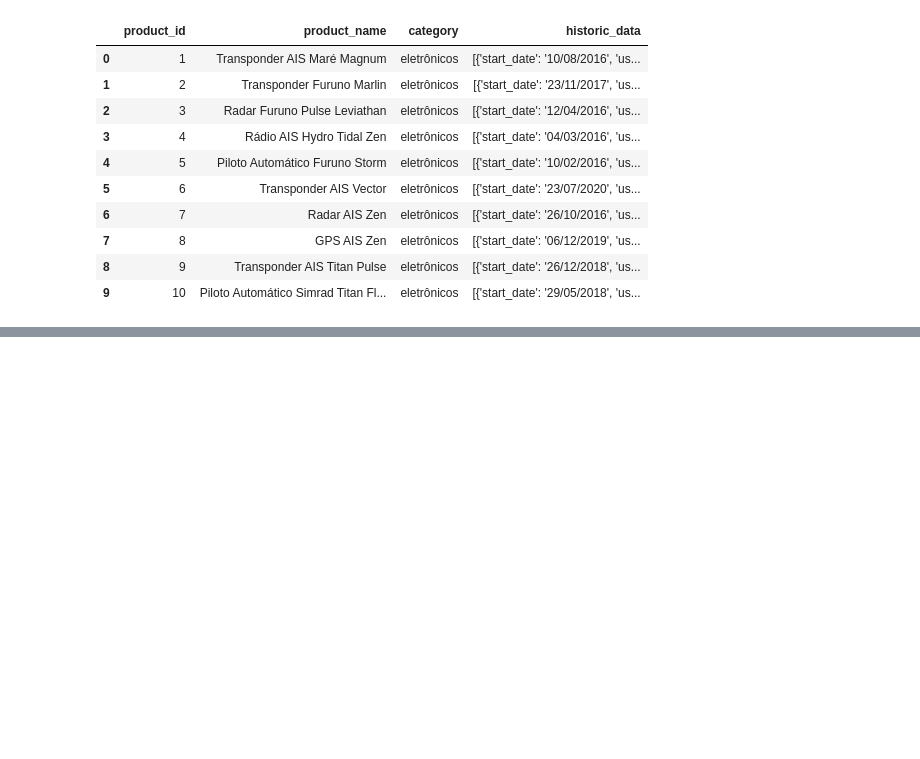
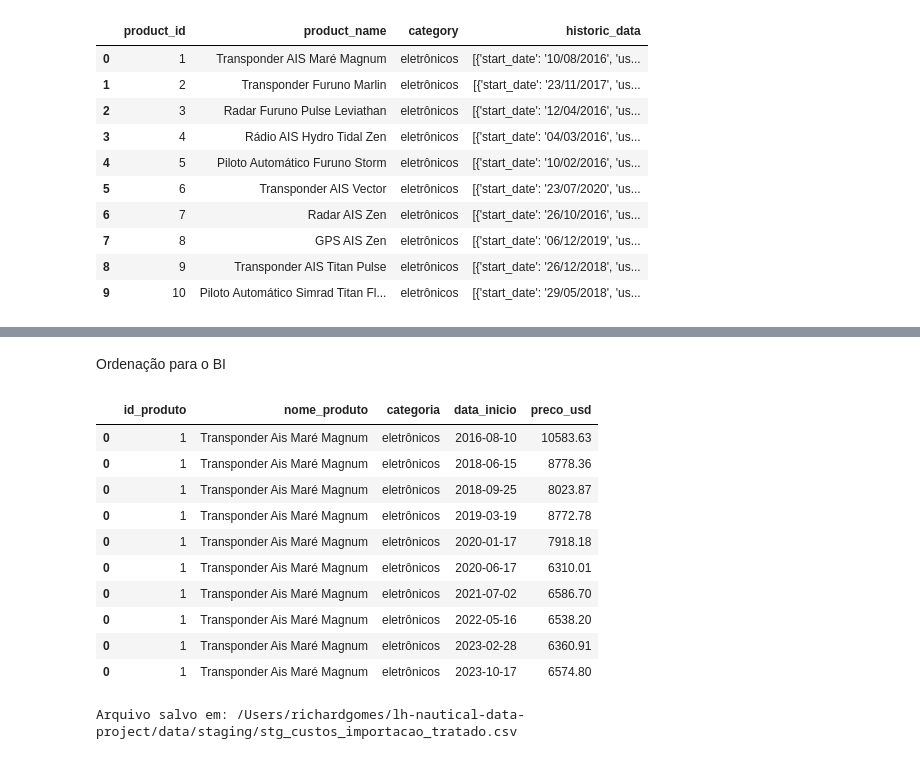
Before and after one commit to RichardGomesData/lh-nautical-data-project, a Jupyter notebook: notebooks/eda_and_cleaning_custos_importacao.ipynb, the cells around one changed output, grey strips where cells are left out. Drawn from its saved outputs; the diff is of its cells as text; code cells hidden in the pictures; blank space fills up the shorter version.

```diff
--- a/notebooks/eda_and_cleaning_custos_importacao.ipynb
+++ b/notebooks/eda_and_cleaning_custos_importacao.ipynb
@@ -59,0 +208,3 @@ custos_importacao.head(10)
+# %%
+custos_importacao_exploded["nome_produto"] = custos_importacao_exploded["nome_produto"].str.title().str.strip()
+custos_importacao_exploded["categoria"] = custos_importacao_exploded["categoria"].str.lower().str.strip()
@@ -59,0 +213,3 @@ custos_importacao.head(10)
+# %%
+custos_importacao_exploded["id_produto"] = custos_importacao_exploded["id_produto"].astype("int64")
+custos_importacao_exploded["preco_usd"] = custos_importacao_exploded["preco_usd"].astype("float64")
@@ -59,0 +218,4 @@ custos_importacao.head(10)
+# %%
+custos_importacao_exploded["data_inicio"] = pd.to_datetime(
+    custos_importacao_exploded["data_inicio"],
+    dayfirst=True)
@@ -59,0 +246,26 @@ custos_importacao.head(10)
+# %% [markdown]
+Ordenação para o BI
+# %%
+custos_importacao_exploded = custos_importacao_exploded.sort_values(
+    ["id_produto", "data_inicio"]
+)
+# %%
+custos_importacao_exploded.head(10)
+# %% [output]
+|  | id_produto | nome_produto | categoria | data_inicio | preco_usd |
+| 0 | 1 | Transponder Ais Maré Magnum | eletrônicos | 2016-08-10 | 10583.63 |
+| 0 | 1 | Transponder Ais Maré Magnum | eletrônicos | 2018-06-15 | 8778.36 |
+| 0 | 1 | Transponder Ais Maré Magnum | eletrônicos | 2018-09-25 | 8023.87 |
+| 0 | 1 | Transponder Ais Maré Magnum | eletrônicos | 2019-03-19 | 8772.78 |
+| 0 | 1 | Transponder Ais Maré Magnum | eletrônicos | 2020-01-17 | 7918.18 |
+| 0 | 1 | Transponder Ais Maré Magnum | eletrônicos | 2020-06-17 | 6310.01 |
+| 0 | 1 | Transponder Ais Maré Magnum | eletrônicos | 2021-07-02 | 6586.70 |
+| 0 | 1 | Transponder Ais Maré Magnum | eletrônicos | 2022-05-16 | 6538.20 |
+| 0 | 1 | Transponder Ais Maré Magnum | eletrônicos | 2023-02-28 | 6360.91 |
+| 0 | 1 | Transponder Ais Maré Magnum | eletrônicos | 2023-10-17 | 6574.80 |
+# %%
+custos_importacao_exploded.to_csv(STAGING_PATH / "stg_custos_importacao_tratado.csv", index=False)
+
+print("Arquivo salvo em:", STAGING_PATH / "stg_custos_importacao_tratado.csv")
+# %% [output]
+Arquivo salvo em: /Users/richardgomes/lh-nautical-data-project/data/staging/stg_custos_importacao_tratado.csv
```
Also changed, not shown: parts of 23 cells of this notebook, 8 other files.
